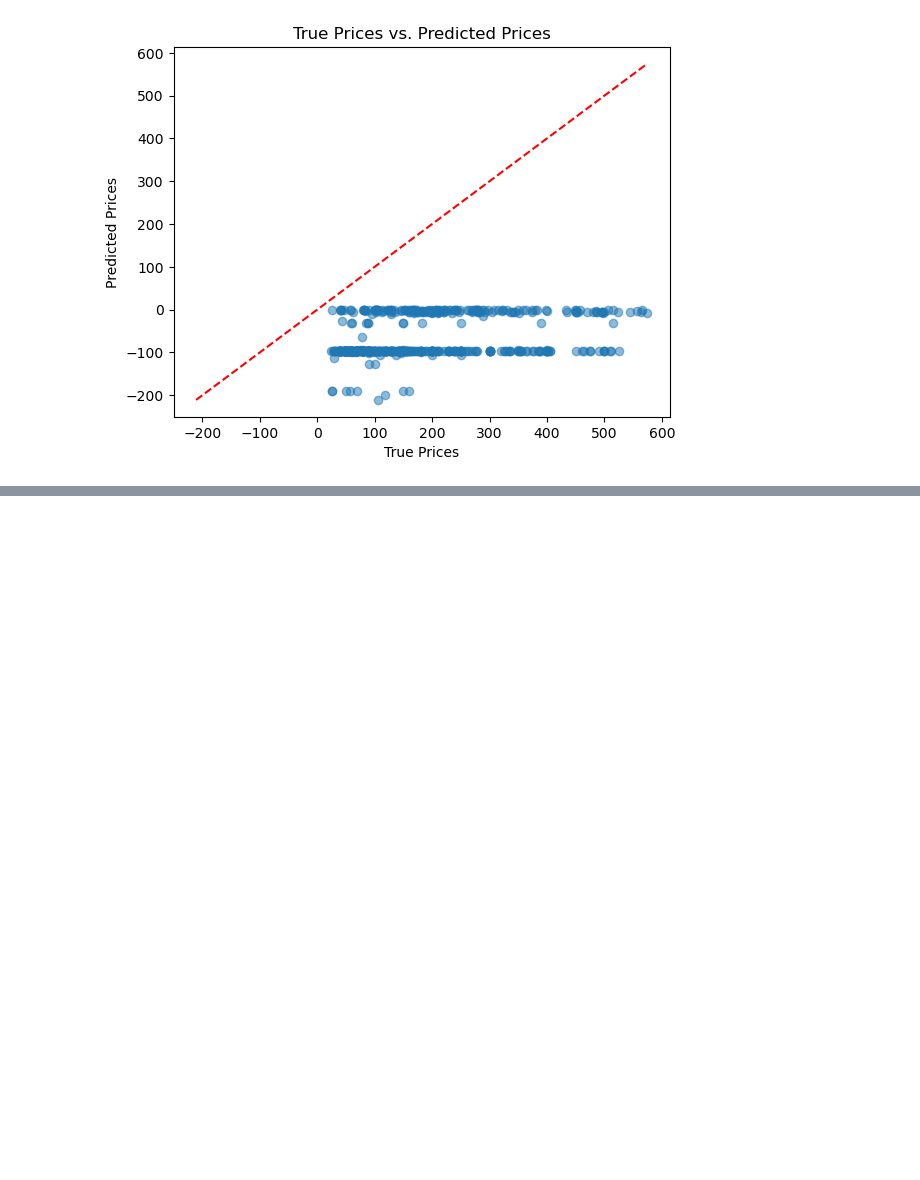
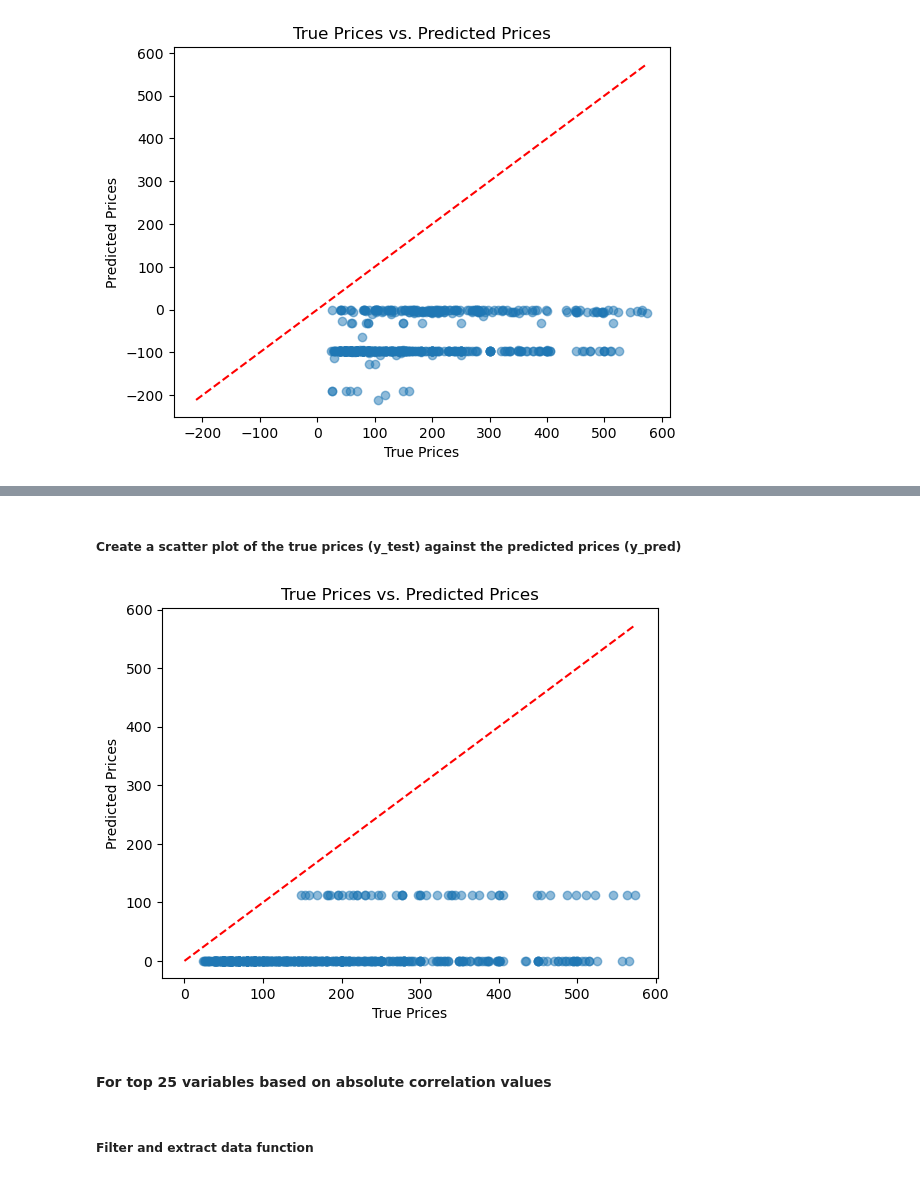
Before and after one commit to Theawmaster/Predict-Airbnb-Prices, a Jupyter notebook: 1_linear_regression.ipynb, the cells around one changed output, grey strips where cells are left out. Drawn from its saved outputs; the diff is of its cells as text; code cells hidden in the pictures; blank space fills up the shorter version.

```diff
--- a/1_linear_regression.ipynb
+++ b/1_linear_regression.ipynb
@@ -207,0 +335,10 @@ plt.show()
+# %% [markdown]
+##### Create a scatter plot of the true prices (y_test) against the predicted prices (y_pred)
+# %%
+plot_true_vs_predicted(y_test, y_pred)
+# %% [output]
+[figure, added]
+# %% [markdown]
+#### For top 25 variables based on absolute correlation values
+# %% [markdown]
+##### Filter and extract data function
```
Also changed, not shown: parts of 29 cells of this notebook.
